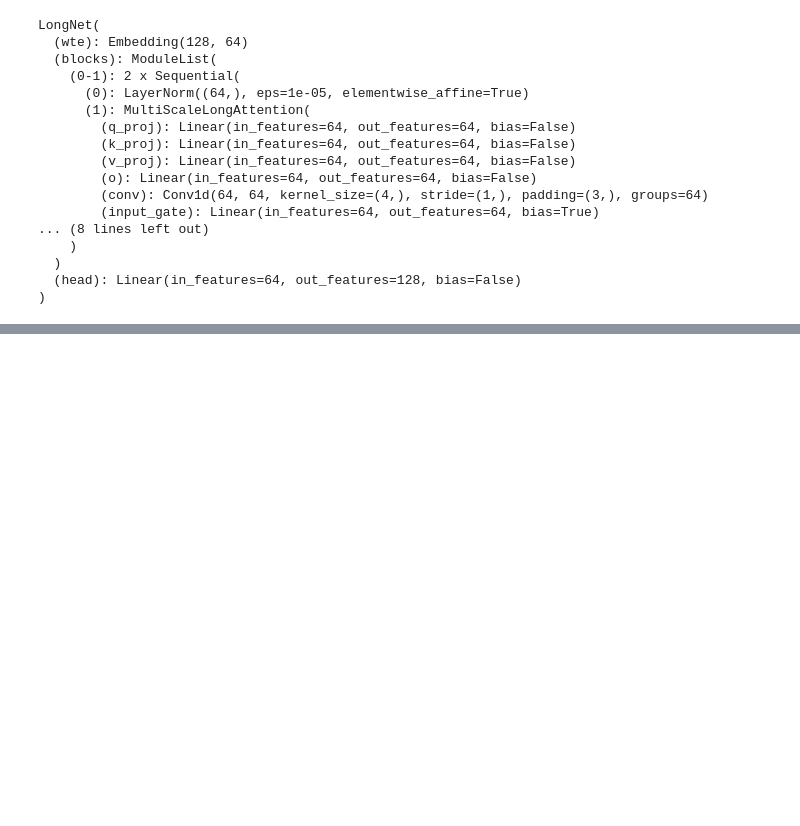
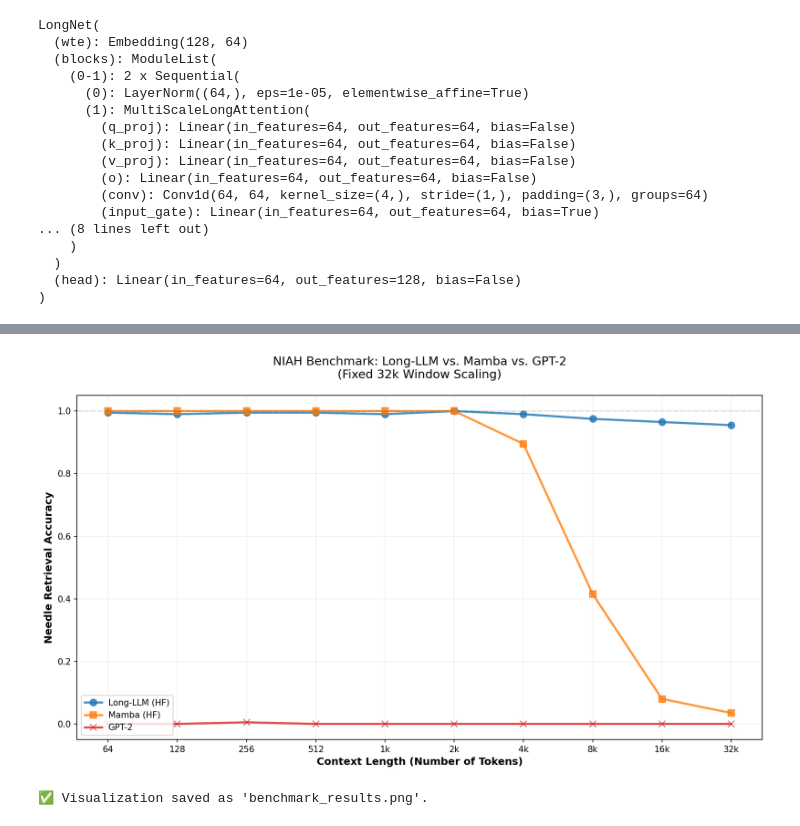
Before and after one commit to Longcodedao/long-attention, a Jupyter notebook: benchmarks/NIAH.ipynb, the cells around one changed output, grey strips where cells are left out. Cells and saved outputs as stored; diff of their text form; code cells hidden in the pictures; blank space fills up the shorter version.

```diff
--- a/benchmarks/NIAH.ipynb
+++ b/benchmarks/NIAH.ipynb
@@ -275,9 +275,9 @@ long_config = LongConfig(
     hidden_size = 64,
     num_hidden_layers = 2,
     num_heads = 4,
-    hybrid_ratio = 0
+    hybrid_ratio = 2
 )
-long_llm = LongHFModel(long_config).to(DEVICE)
+long_llm = LongForCausalLM(long_config).to(DEVICE)
 
 print(long_llm)
 # %% [output]
@@ -337,15 +333,16 @@ def run_benchmark():
     # Setup Long-LLM Config
     # Assuming LongConfig is your custom config class
     long_config = LongConfig(
-        vocab_size=VOCAB_SIZE,
-        hidden_size=DIM,
-        num_hidden_layers=LAYERS,
-        num_heads=HEADS,
-        hybrid_ratio=0, # Example: every 2nd layer is RoPE
+        vocab_size = VOCAB_SIZE,
+        hidden_size = 64,
+        num_hidden_layers = 2,
+        num_heads = 4,
+        hybrid_ratio = 2,
+        gate_init_bias = 0.0,
     )
-    long_llm_hf = LongHFModel(long_config).to(DEVICE)
+    long_llm = LongForCausalLM(long_config).to(DEVICE)
 
-    long_llm = LongNet(VOCAB_SIZE, DIM, LAYERS, HEADS).to(DEVICE)
+    # long_llm = LongNet(VOCAB_SIZE, DIM, LAYERS, HEADS).to(DEVICE)
 
     # Setup Mamba HF
     mamba_config = MambaConfig(
@@ -358,14 +355,14 @@ def run_benchmark():
 
     # Setup GPT-2 HF
     gpt2_config = GPT2Config(
-        vocab_size=VOCAB_SIZE, n_positions=8192, n_embd=DIM, n_layer=LAYERS, n_head=HEADS,
+        vocab_size=VOCAB_SIZE, n_positions=32768, n_embd=DIM, n_layer=LAYERS, n_head=HEADS,
         resid_pdrop=0.0, embd_pdrop=0.0, attn_pdrop=0.0, use_cache=False
     )
     gpt2_model = GPT2LMHeadModel(gpt2_config).to(DEVICE)
 
     models = {
-        "Long-LLM (HF)": long_llm_hf,
-        "Long-LLM (NET)": long_llm,
+        "Long-LLM (HF)": long_llm,
+        # "Long-LLM (NET)": long_llm,
         "Mamba (HF)": mamba_hf,
         "GPT-2": gpt2_model
     }
@@ -414,7 +411,7 @@ def run_benchmark():
             gc.collect(); torch.cuda.empty_cache()
             eval_batch = 64 if L <= 1024 else (8 if L <= 8192 else 1)
 
-            test_ds = NeedleHaystackDataset(size=100, min_len=L, max_len=L, vocab_size=VOCAB_SIZE, depth=0.5)
+            test_ds = NeedleHaystackDataset(size=200, min_len=L, max_len=L, vocab_size=VOCAB_SIZE, depth=0.5)
             test_loader = DataLoader(test_ds, batch_size=eval_batch, collate_fn=pad_collate_fn)
 
             hits, total = 0, 0
@@ -447,5 +444,55 @@ def run_benchmark():
     # --- 3. Visualization ---
     # (Same as your provided code, just use results dictionary)
     # ...
+    print("\n📊 Generating Figure...")
+    plt.figure(figsize=(12, 7), dpi=150)
+
+    # Custom styling for professional look
+    markers = {
+        "Long-LLM (HF)": "o",  # Circle
+        "Mamba (HF)": "s",     # Square
+        "GPT-2": "x"           # Cross
+    }
+    colors = {
+        "Long-LLM (HF)": "#1f77b4", # Deep Blue
+        "Mamba (HF)": "#ff7f0e",    # Bright Orange
+        "GPT-2": "#d62728"          # Crimson Red
+    }
+
+    for name, accs in results.items():
+        # Plotting results
+        plt.plot(
+            test_lengths,
+            accs,
+            marker=markers.get(name, "d"),
+            color=colors.get(name, "#7f7f7f"),
+            linewidth=2.5,
+            markersize=8,
+            label=name,
+            alpha=0.8
+        )
+
+    # Formatting the X-axis for context lengths
+    plt.xscale('log', base=2)
+    x_labels = [str(l) if l < 1024 else f"{l//1024}k" for l in test_lengths]
+    plt.xticks(test_lengths, x_labels)
+
+    # Labels and Legend
+    plt.xlabel("Context Length (Number of Tokens)", fontsize=12, fontweight='bold')
+    plt.ylabel("Needle Retrieval Accuracy", fontsize=12, fontweight='bold')
+    plt.title("NIAH Benchmark: Long-LLM vs. Mamba vs. GPT-2\n(Fixed 32k Window Scaling)", fontsize=14, pad=20)
+
+    plt.ylim(-0.05, 1.05)
+    plt.grid(True, which="both", ls="-", alpha=0.2)
+    plt.legend(frameon=True, loc='lower left', fontsize=10)
+
+    # Adding a target line for 100% accuracy
+    plt.axhline(y=1.0, color='black', linestyle='--', alpha=0.1)
+
+    plt.tight_layout()
+    plt.savefig("benchmark_results.png")
+    plt.show()
+    print("✅ Visualization saved as 'benchmark_results.png'.")
+
 run_benchmark()
 # %% [output]
@@ -452,0 +535,2 @@ NameError: name 'LongConfig' is not defined
+[figure, added]
+✅ Visualization saved as 'benchmark_results.png'.
```
Also changed, not shown: parts of 5 cells of this notebook, 7 other files.
